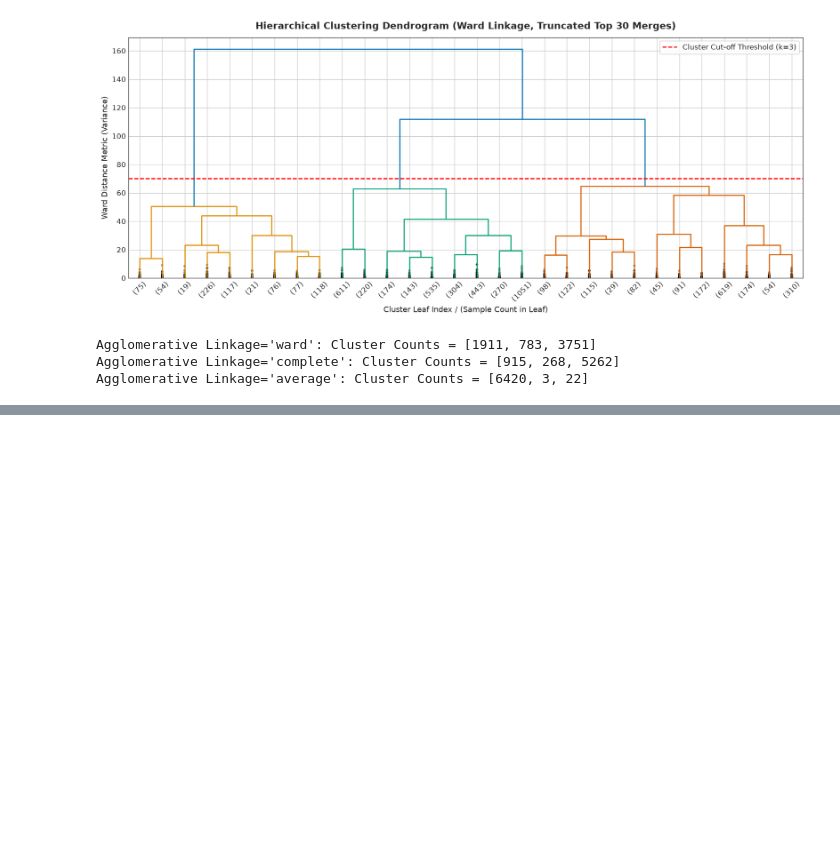
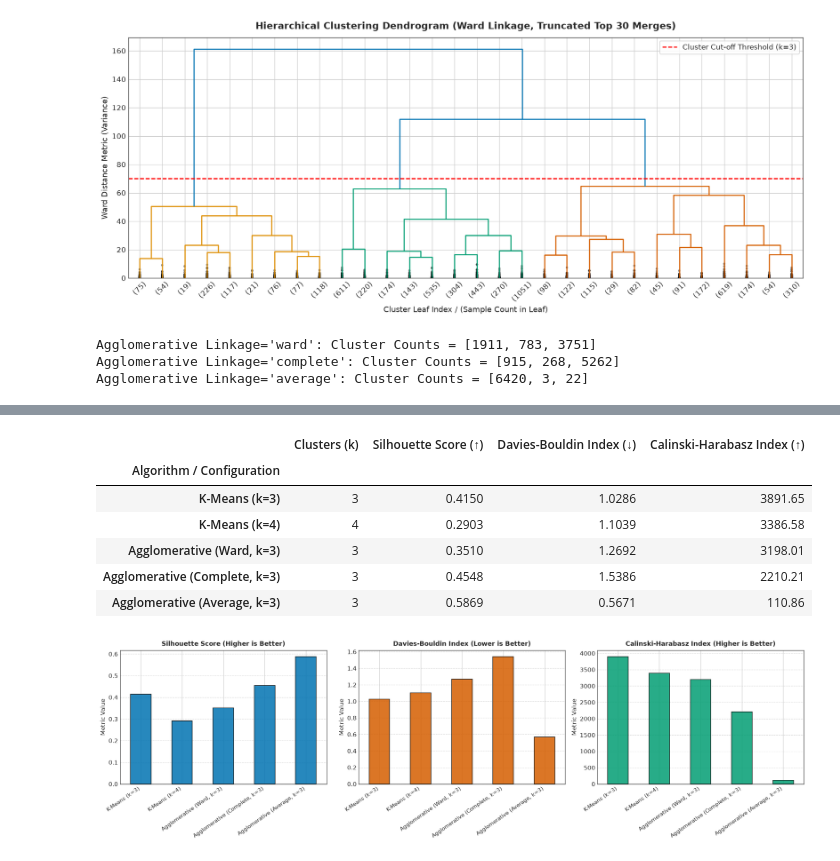
Before and after one commit to DeViKaanil62/ml-capstone, a Jupyter notebook: Clustering.ipynb, the cells around one changed output, grey strips where cells are left out. Drawn from its saved outputs; the diff is of its cells as text; code cells hidden in the pictures; blank space fills up the shorter version.

```diff
--- a/Clustering.ipynb
+++ b/Clustering.ipynb
@@ -397,0 +402,64 @@ Agglomerative Linkage='average': Cluster Counts = [6420, 3, 22]
+# %%
+# Define dictionary of candidate models
+models_to_evaluate = {
+    'K-Means (k=3)': labels_km3,
+    'K-Means (k=4)': labels_km4,
+    'Agglomerative (Ward, k=3)': agg_labels['ward'],
+    'Agglomerative (Complete, k=3)': agg_labels['complete'],
+    'Agglomerative (Average, k=3)': agg_labels['average']
+}
+
+# Compute validation metrics
+comparison_records = []
+
+for model_name, labels in models_to_evaluate.items():
+    sil = silhouette_score(X_scaled, labels)
+    db = davies_bouldin_score(X_scaled, labels)
+    ch = calinski_harabasz_score(X_scaled, labels)
+    n_clusts = len(np.unique(labels))
+
+    comparison_records.append({
+        'Algorithm / Configuration': model_name,
+        'Clusters (k)': n_clusts,
+        'Silhouette Score (↑)': sil,
+        'Davies-Bouldin Index (↓)': db,
+        'Calinski-Harabasz Index (↑)': ch
+    })
+
+# Format into summary table
+comparison_df = pd.DataFrame(comparison_records)
+comparison_df.set_index('Algorithm / Configuration', inplace=True)
+
+print("=" * 88)
+print("             UNSUPERVISED CLUSTERING PERFORMANCE BENCHMARK SUMMARY")
+print("=" * 88)
+print(comparison_df.round(4).to_string())
+print("=" * 88)
+display(comparison_df.style.format({
+    'Silhouette Score (↑)': '{:.4f}',
+    'Davies-Bouldin Index (↓)': '{:.4f}',
+    'Calinski-Harabasz Index (↑)': '{:.2f}'
+}).highlight_max(subset=['Silhouette Score (↑)', 'Calinski-Harabasz Index (↑)'], color='#d4edda')
+  .highlight_min(subset=['Davies-Bouldin Index (↓)'], color='#d4edda'))
+
+# Comparative Bar Chart
+palette = sns.color_palette('colorblind')
+fig, axes = plt.subplots(1, 3, figsize=(17, 5))
+
+metrics = [
+    ('Silhouette Score (↑)', 'Silhouette Score (Higher is Better)', palette[0]),
+    ('Davies-Bouldin Index (↓)', 'Davies-Bouldin Index (Lower is Better)', palette[3]),
+    ('Calinski-Harabasz Index (↑)', 'Calinski-Harabasz Index (Higher is Better)', palette[2])
+]
+
+for ax, (metric_col, title_label, bar_color) in zip(axes, metrics):
+    comparison_df[metric_col].plot(kind='bar', ax=ax, color=bar_color, edgecolor='black', alpha=0.85)
+    ax.set_title(title_label, fontsize=11, fontweight='bold', pad=8)
+    ax.set_ylabel("Metric Value", fontsize=10)
+    ax.set_xlabel("")
+    ax.set_xticklabels(comparison_df.index, rotation=35, ha='right', fontsize=9)
+    ax.grid(axis='y', linestyle='--', alpha=0.7)
+
+plt.tight_layout()
+plt.show()
+# %% [output]
@@ -397,0 +477,8 @@ Agglomerative Linkage='average': Cluster Counts = [6420, 3, 22]
+|  | Clusters (k) | Silhouette Score (↑) | Davies-Bouldin Index (↓) | Calinski-Harabasz Index (↑) |
+| Algorithm / Configuration |  |  |  |  |
+| K-Means (k=3) | 3 | 0.4150 | 1.0286 | 3891.65 |
+| K-Means (k=4) | 4 | 0.2903 | 1.1039 | 3386.58 |
+| Agglomerative (Ward, k=3) | 3 | 0.3510 | 1.2692 | 3198.01 |
+| Agglomerative (Complete, k=3) | 3 | 0.4548 | 1.5386 | 2210.21 |
+| Agglomerative (Average, k=3) | 3 | 0.5869 | 0.5671 | 110.86 |
+[figure, added]
```
Also changed, not shown: parts of 2 cells of this notebook.
